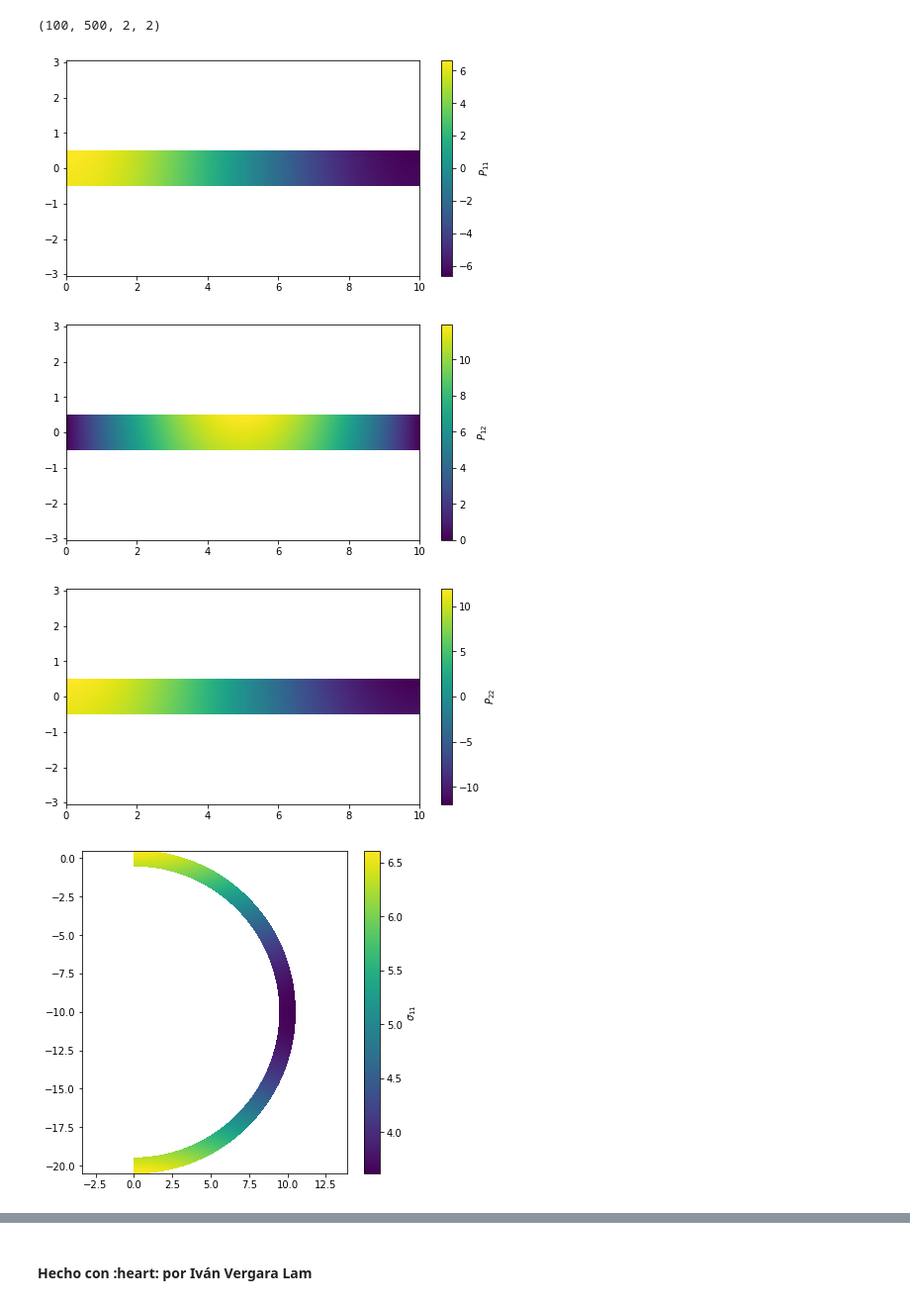
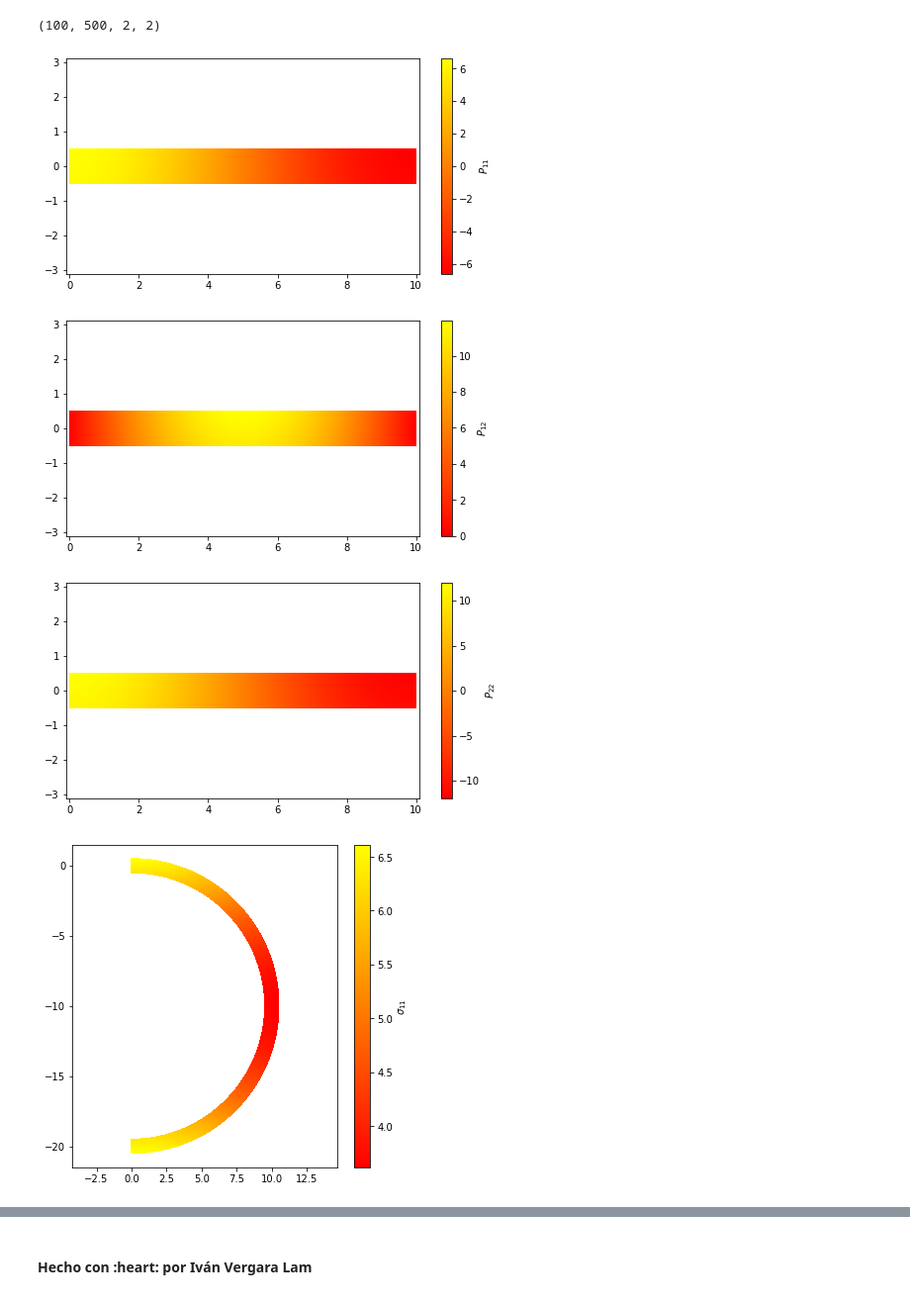
Before and after one commit to ivanvlam/IBM2020, a Jupyter notebook: Tarea 2/tarea-2.ipynb, the cells around one changed output, grey strips where cells are left out. Shown: that part at 99% size. Drawn from its saved outputs; the diff is of its cells as text; code cells hidden in the pictures.

```diff
--- a/Tarea 2/tarea-2.ipynb
+++ b/Tarea 2/tarea-2.ipynb
@@ -149,35 +151,39 @@ for i in range(len(BB_x[:, 0])):
         t_norm[i, j] = t_norm_local
 # %%
 plt.figure(figsize=(8, 4))
-plt.pcolor(BB_x, BB_y, P_11)
-plt.colorbar(label = r'$P_{11}$')
+fig = plt.pcolor(BB_x, BB_y, P_11, cmap='autumn', shading='auto')
+plt.colorbar(fig, label = r'$P_{11}$')
 plt.axis('equal')
+plt.xlim(-0.1, 10.1)
 plt.show()
 # %% [output]
-[figure, old version]
+[figure, new version]
 # %%
 plt.figure(figsize=(8, 4))
-plt.pcolor(BB_x, BB_y, P_12)
-plt.colorbar(label = r'$P_{12}$')
+fig = plt.pcolor(BB_x, BB_y, P_12, cmap='autumn', shading='auto')
+plt.colorbar(fig, label = r'$P_{12}$')
 plt.axis('equal')
+plt.xlim(-0.1, 10.1)
 plt.show()
 # %% [output]
-[figure, old version]
+[figure, new version]
 # %%
 plt.figure(figsize=(8, 4))
-plt.pcolor(BB_x, BB_y, P_22)
-plt.colorbar(label = r'$P_{22}$')
+fig = plt.pcolor(BB_x, BB_y, P_22, cmap='autumn', shading='auto')
+plt.colorbar(fig, label = r'$P_{22}$')
 plt.axis('equal')
+plt.xlim(-0.1, 10.1)
 plt.show()
 # %% [output]
-[figure, old version]
+[figure, new version]
 # %%
 plt.figure(figsize=(6, 6))
-plt.pcolor(BB_XX, BB_YY, s_11)
-plt.colorbar(label = r'$\sigma_{11}$')
+fig = plt.pcolor(BB_XX, BB_YY, s_11, cmap='autumn', shading='auto')
+plt.colorbar(fig, label = r'$\sigma_{11}$')
 plt.axis('equal')
+plt.ylim(-21.5, 1.5)
 plt.show()
 # %% [output]
-[figure, old version]
+[figure, new version]
 # %%
 plt.figure(figsize=(6, 6))
```
Also changed, not shown: parts of 13 cells of this notebook.
